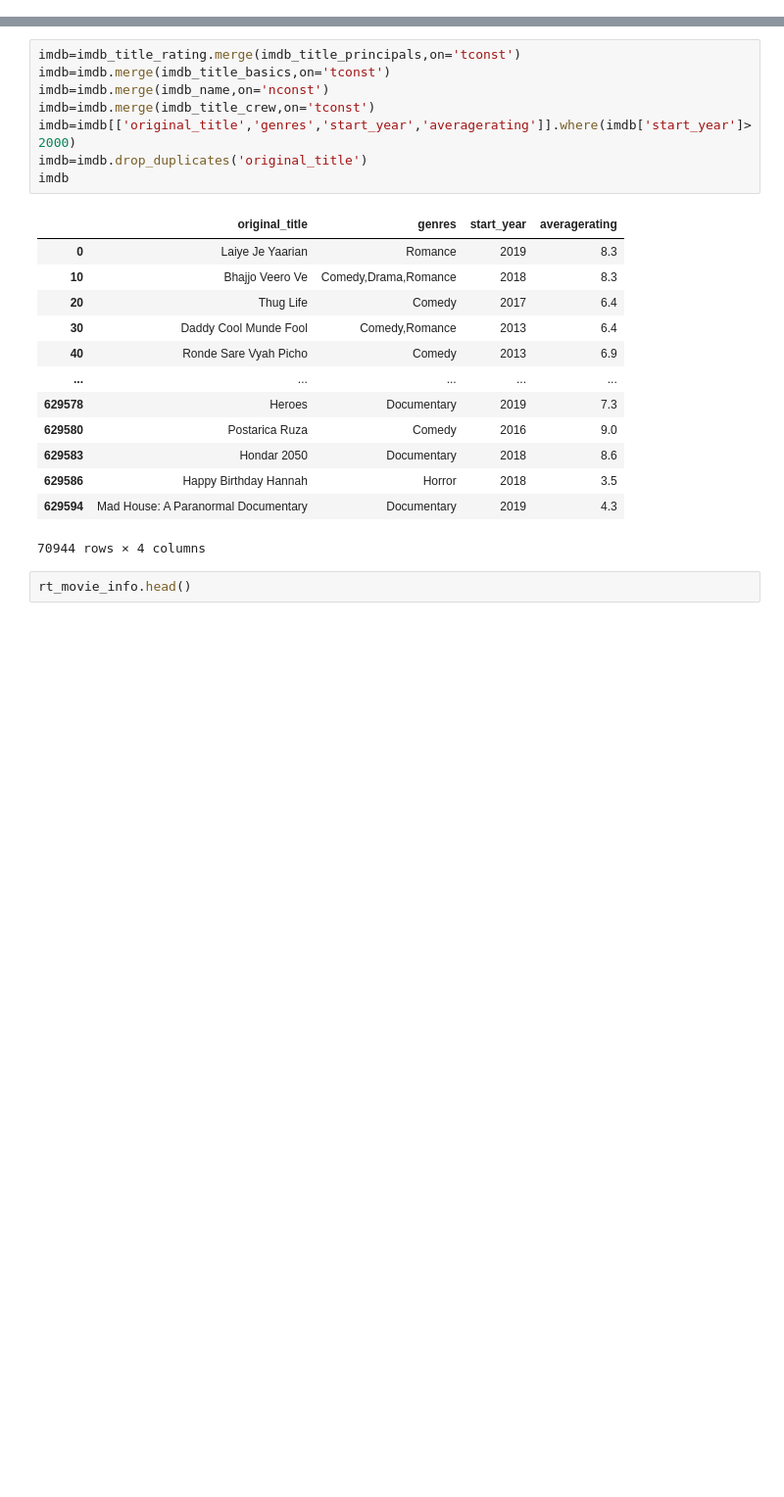
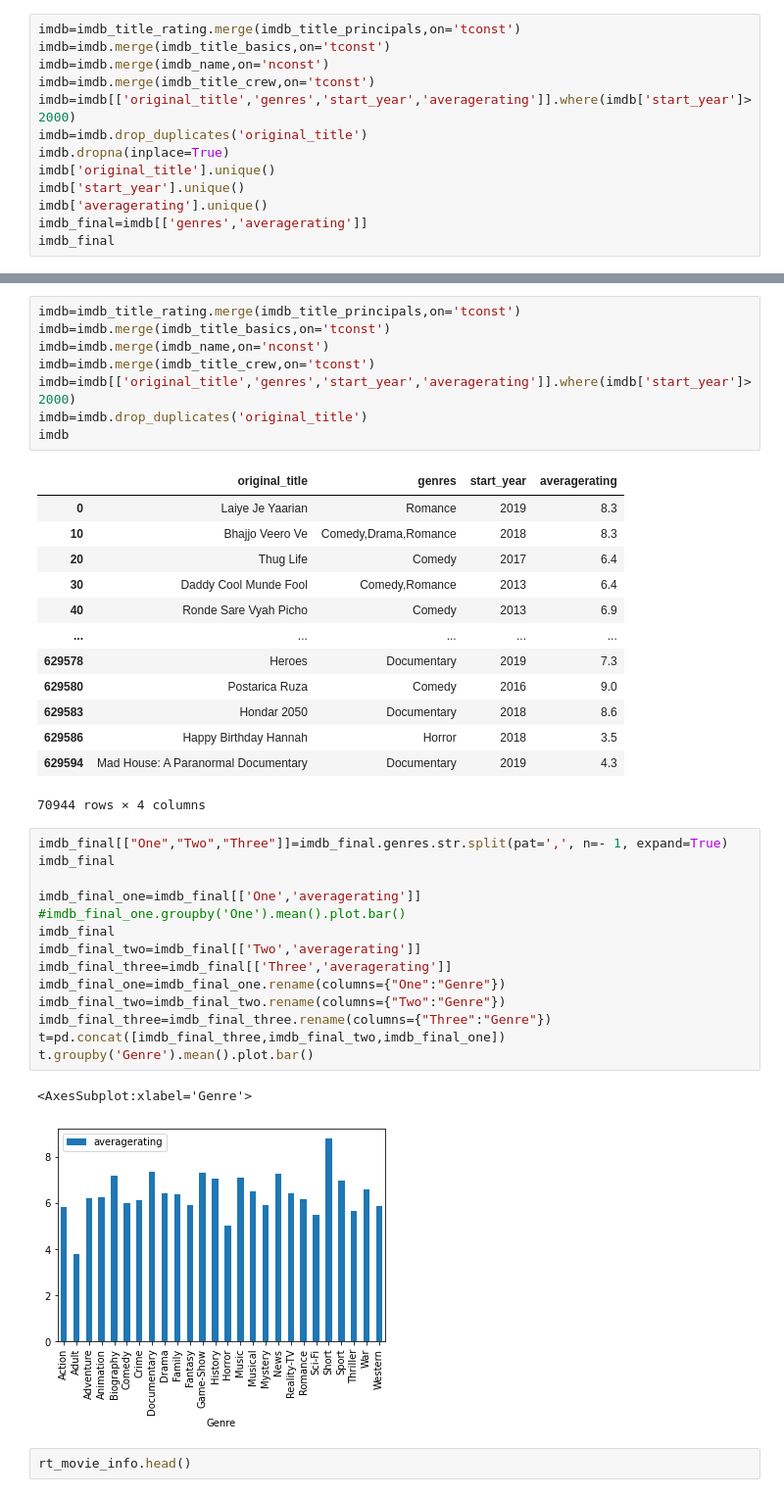
Before and after one commit to halemade/film_recommendations, a Jupyter notebook: explore_data.ipynb, the cells around one changed output, grey strips where cells are left out. Shown at 98% size. Cells and saved outputs as stored; diff of their text form; blank space fills up the shorter version.

```diff
--- a/explore_data.ipynb
+++ b/explore_data.ipynb
@@ -43,0 +59,13 @@ imdb=imdb.merge(imdb_title_crew,on='tconst')
+# %%
+imdb=imdb_title_rating.merge(imdb_title_principals,on='tconst')
+imdb=imdb.merge(imdb_title_basics,on='tconst')
+imdb=imdb.merge(imdb_name,on='nconst')
+imdb=imdb.merge(imdb_title_crew,on='tconst')
+imdb=imdb[['original_title','genres','start_year','averagerating']].where(imdb['start_year']>2000)
+imdb=imdb.drop_duplicates('original_title')
+imdb.dropna(inplace=True)
+imdb['original_title'].unique()
+imdb['start_year'].unique()
+imdb['averagerating'].unique()
+imdb_final=imdb[['genres','averagerating']]
+imdb_final
@@ -63,6 +105,23 @@ imdb
 | 629586 | Happy Birthday Hannah | Horror | 2018 | 3.5 |
 | 629594 | Mad House: A Paranormal Documentary | Documentary | 2019 | 4.3 |
 70944 rows × 4 columns
+# %%
+imdb_final[["One","Two","Three"]]=imdb_final.genres.str.split(pat=',', n=- 1, expand=True)
+imdb_final
+
+imdb_final_one=imdb_final[['One','averagerating']]
+#imdb_final_one.groupby('One').mean().plot.bar()
+imdb_final
+imdb_final_two=imdb_final[['Two','averagerating']]
+imdb_final_three=imdb_final[['Three','averagerating']]
+imdb_final_one=imdb_final_one.rename(columns={"One":"Genre"})
+imdb_final_two=imdb_final_two.rename(columns={"Two":"Genre"})
+imdb_final_three=imdb_final_three.rename(columns={"Three":"Genre"})
+t=pd.concat([imdb_final_three,imdb_final_two,imdb_final_one])
+t.groupby('Genre').mean().plot.bar()
+# %% [output]
+<AxesSubplot:xlabel='Genre'>
+[figure, added]
 # %%
 rt_movie_info.head()
 # %% [output]
```
Also changed, not shown: parts of 2 cells of this notebook.
